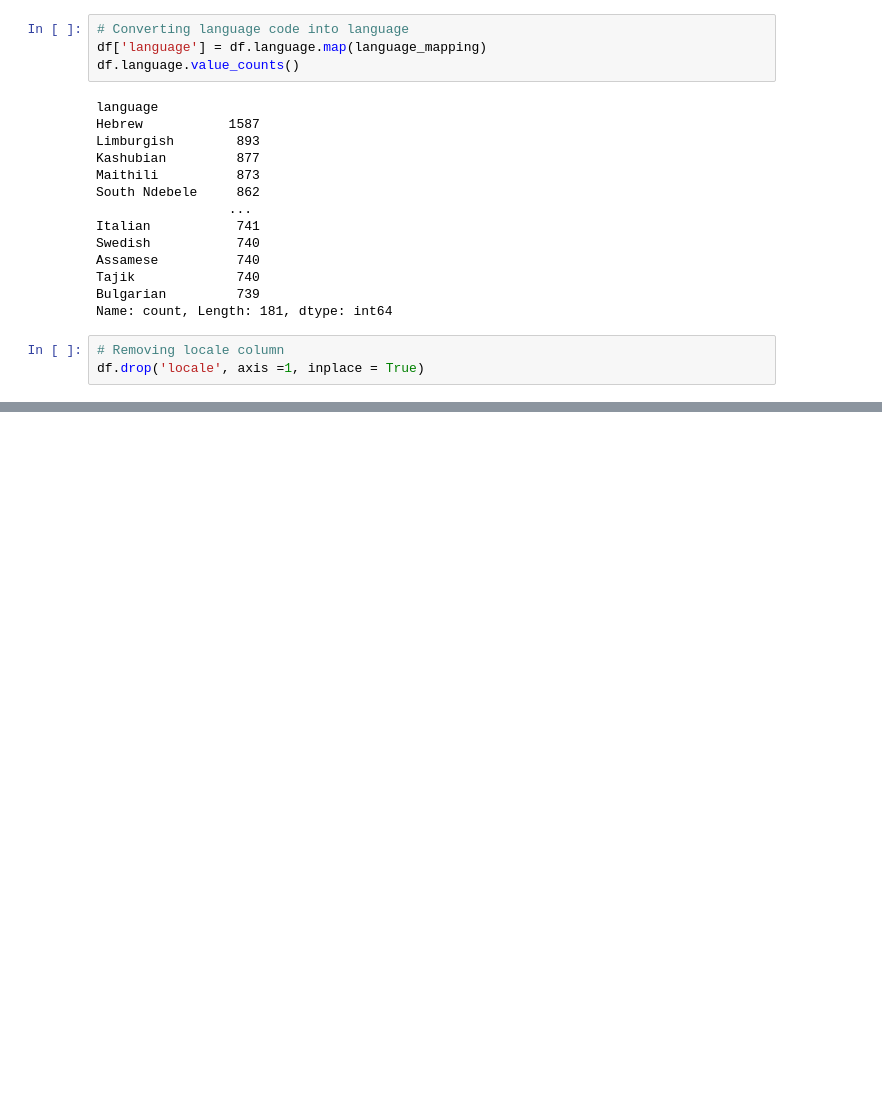
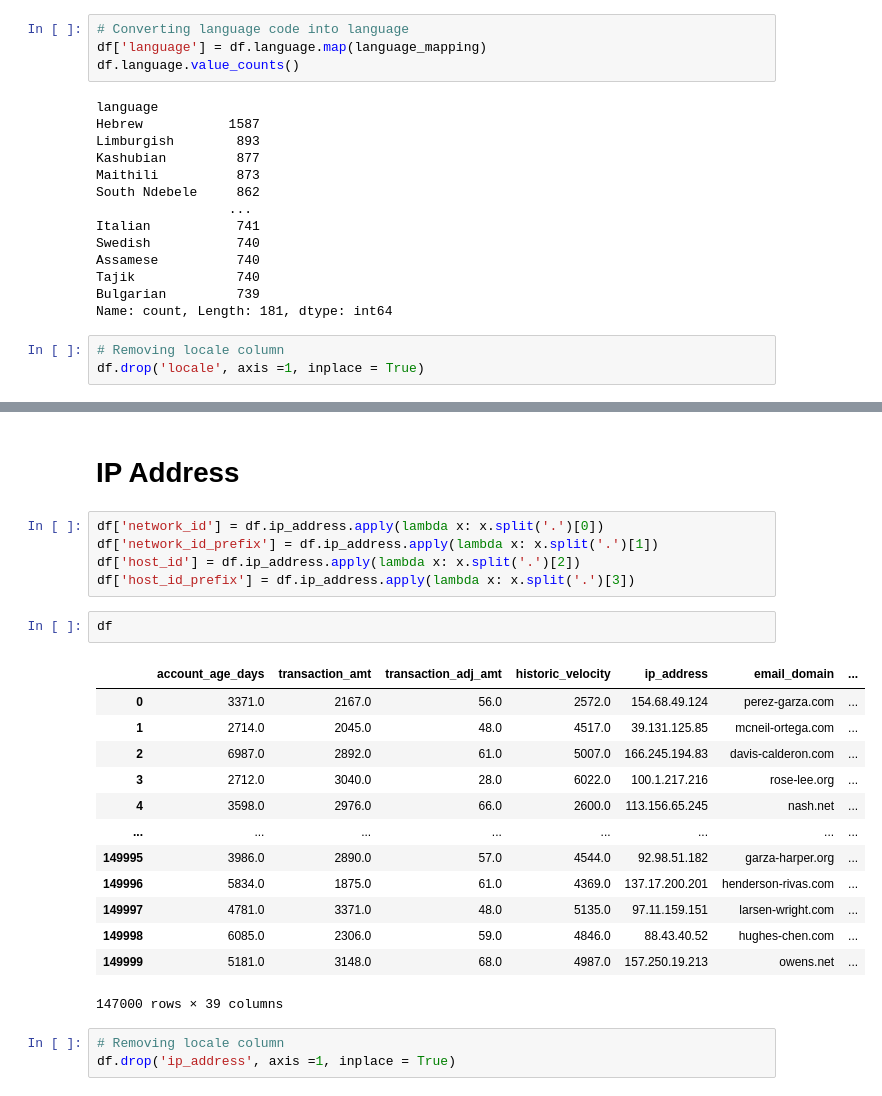
Before and after one commit to Prakash-Kani/Fraud-Detections, a Jupyter notebook: preprocessing.ipynb, the cells around one changed output, grey strips where cells are left out. Drawn from its saved outputs; the diff is of its cells as text; blank space fills up the shorter version.

Commit message:
Extracted new feature such as `network_id, network_id_prefix, host_id, host_id_prefix` from ip_address.

```diff
--- a/preprocessing.ipynb
+++ b/preprocessing.ipynb
@@ -359,0 +360,26 @@ df
+# %% [markdown]
+# IP Address
+# %%
+df['network_id'] = df.ip_address.apply(lambda x: x.split('.')[0])
+df['network_id_prefix'] = df.ip_address.apply(lambda x: x.split('.')[1])
+df['host_id'] = df.ip_address.apply(lambda x: x.split('.')[2])
+df['host_id_prefix'] = df.ip_address.apply(lambda x: x.split('.')[3])
+# %%
+df
+# %% [output]
+|  | account_age_days | transaction_amt | transaction_adj_amt | historic_velocity | ip_address | email_domain | ... |
+| 0 | 3371.0 | 2167.0 | 56.0 | 2572.0 | 154.68.49.124 | perez-garza.com | ... |
+| 1 | 2714.0 | 2045.0 | 48.0 | 4517.0 | 39.131.125.85 | mcneil-ortega.com | ... |
+| 2 | 6987.0 | 2892.0 | 61.0 | 5007.0 | 166.245.194.83 | davis-calderon.com | ... |
+| 3 | 2712.0 | 3040.0 | 28.0 | 6022.0 | 100.1.217.216 | rose-lee.org | ... |
+| 4 | 3598.0 | 2976.0 | 66.0 | 2600.0 | 113.156.65.245 | nash.net | ... |
+| ... | ... | ... | ... | ... | ... | ... | ... |
+| 149995 | 3986.0 | 2890.0 | 57.0 | 4544.0 | 92.98.51.182 | garza-harper.org | ... |
+| 149996 | 5834.0 | 1875.0 | 61.0 | 4369.0 | 137.17.200.201 | henderson-rivas.com | ... |
+| 149997 | 4781.0 | 3371.0 | 48.0 | 5135.0 | 97.11.159.151 | larsen-wright.com | ... |
+| 149998 | 6085.0 | 2306.0 | 59.0 | 4846.0 | 88.43.40.52 | hughes-chen.com | ... |
+| 149999 | 5181.0 | 3148.0 | 68.0 | 4987.0 | 157.250.19.213 | owens.net | ... |
+147000 rows × 39 columns
+# %%
+# Removing locale column
+df.drop('ip_address', axis =1, inplace = True)
```
Also changed, not shown: parts of 4 cells of this notebook.
